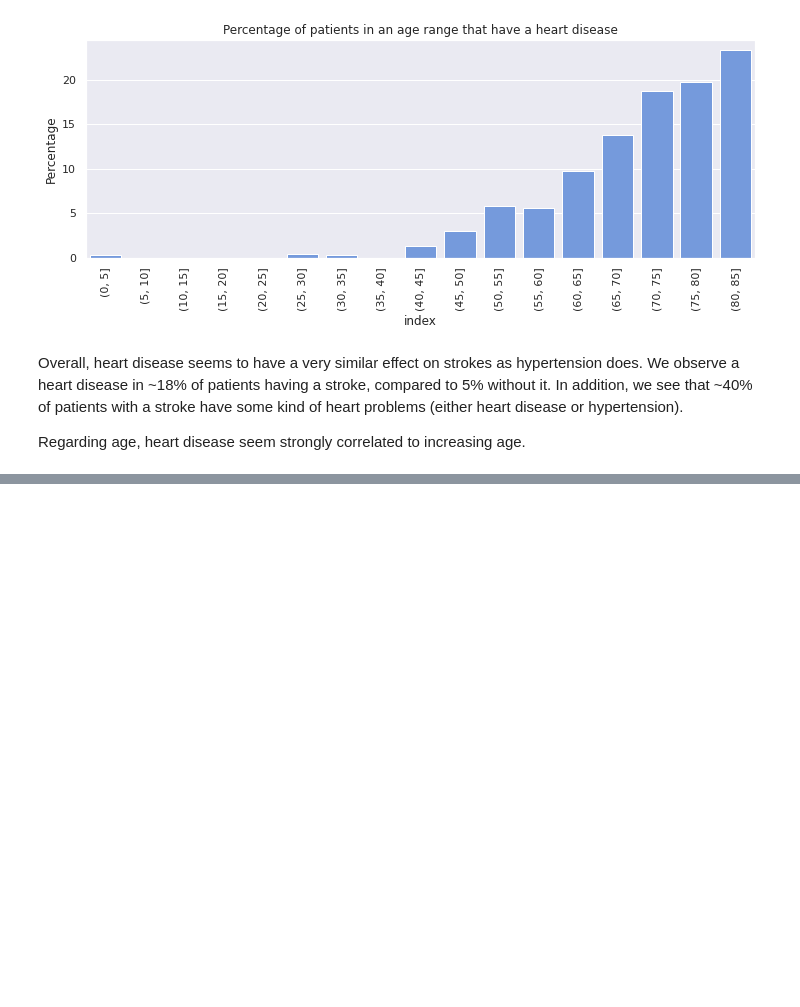
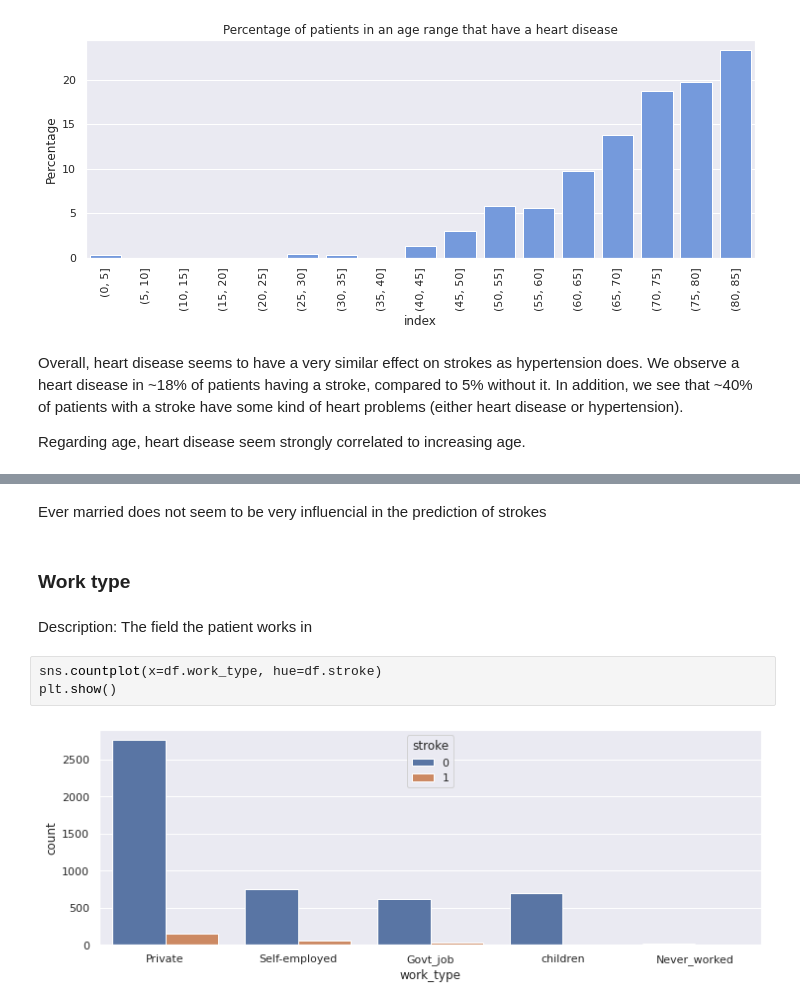
Before and after one commit to matrop/data-science-playground, a Jupyter notebook: stroke_prediction/notebooks/explanatory_data_analysis.ipynb, the cells around one changed output, grey strips where cells are left out. Drawn from its saved outputs; the diff is of its cells as text; blank space fills up the shorter version.

```diff
--- a/stroke_prediction/notebooks/explanatory_data_analysis.ipynb
+++ b/stroke_prediction/notebooks/explanatory_data_analysis.ipynb
@@ -335,0 +372,11 @@ Regarding age, heart disease seem strongly correlated to increasing age.
+# %% [markdown]
+Ever married does not seem to be very influencial in the prediction of strokes
+# %% [markdown]
+### Work type
+# %% [markdown]
+Description: The field the patient works in
+# %%
+sns.countplot(x=df.work_type, hue=df.stroke)
+plt.show()
+# %% [output]
+[figure, added]
```
Also changed, not shown: parts of 54 cells of this notebook.
